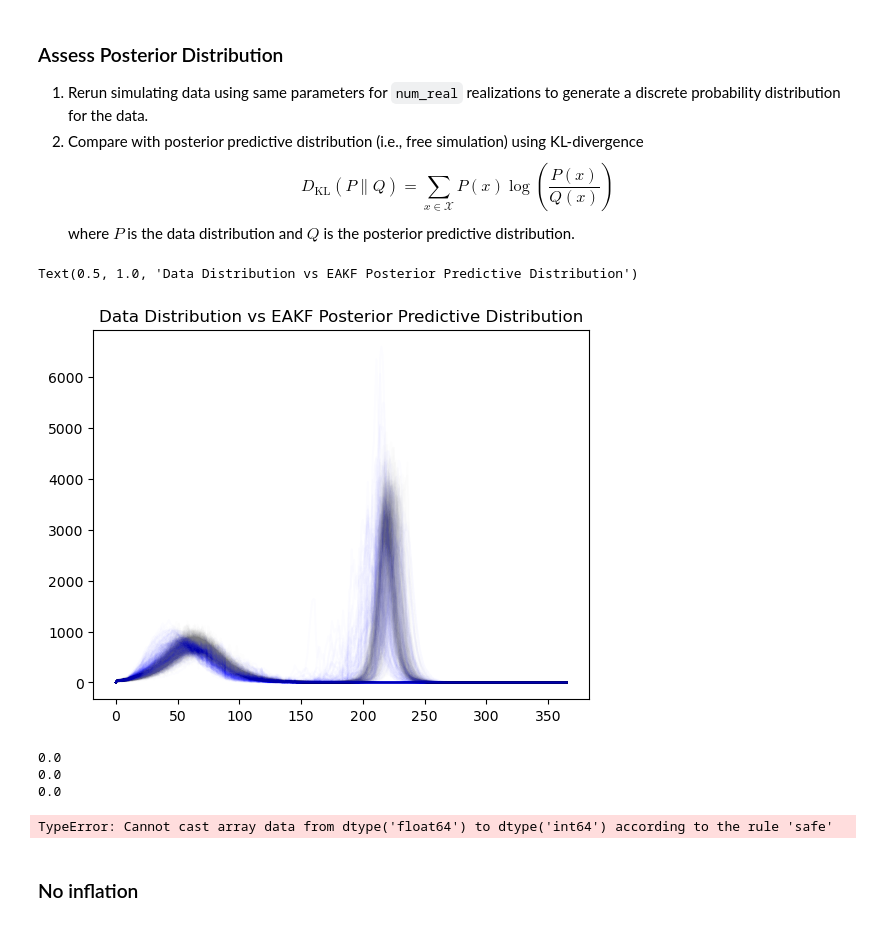
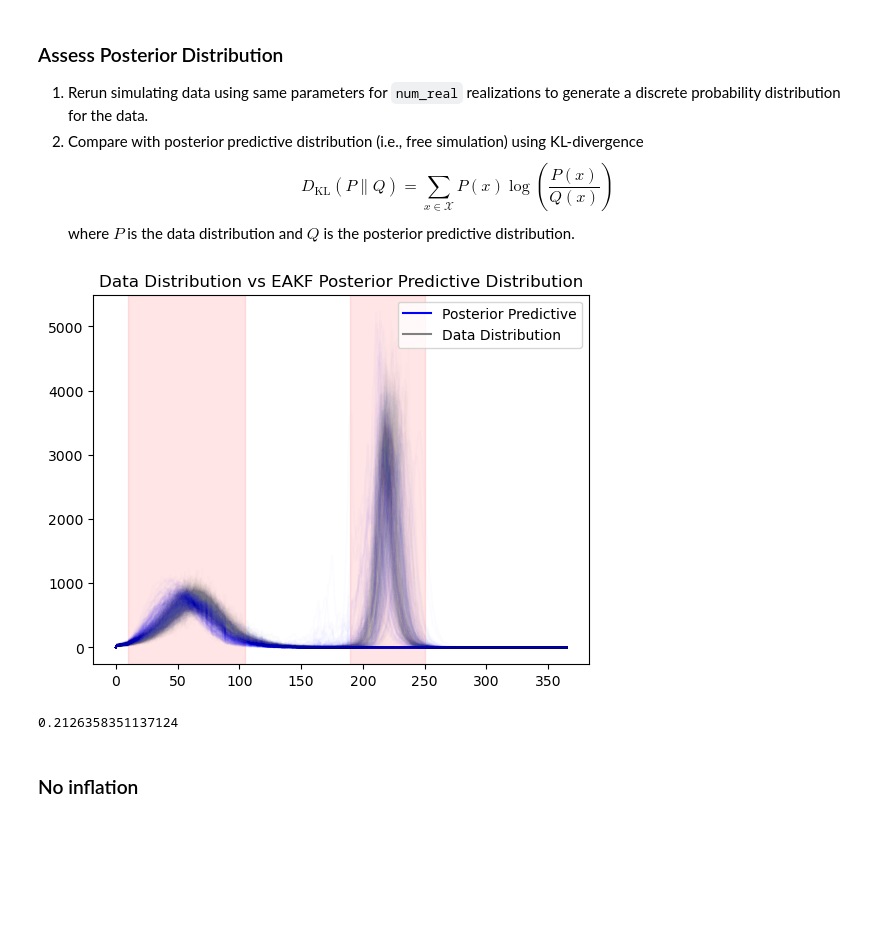
Before and after one commit to hwunrow/epykalman, a Jupyter notebook: sandbox/adaptive_inflation.ipynb, the cells around one changed output. Cells and saved outputs as stored; diff of their text form; code cells hidden in the pictures; blank space fills up the shorter version.

```diff
--- a/sandbox/adaptive_inflation.ipynb
+++ b/sandbox/adaptive_inflation.ipynb
@@ -172,26 +130,0 @@ data_distribution = np.delete(data_distribution, (0), axis=0)
-# %%
-_, _, _, i_ppc = kf.free_sim(np.asarray([θ.beta for θ in kf.θ_list]))
-
-fig, ax = plt.subplots()
-ax.plot(data_distribution.T, color="gray", alpha = 0.01)
-ax.plot(i_ppc, color="blue", alpha = 0.01)
-ax.set_title("Data Distribution vs EAKF Posterior Predictive Distribution")
-# %% [output]
-Text(0.5, 1.0, 'Data Distribution vs EAKF Posterior Predictive Distribution')
-[figure, removed]
-# %%
-for t in [25, 50, 225]:
-    kl = 0
-    for x in np.unique(data_distribution.T[t,:]):
-        px = len(data_distribution.T[t,:] == x) / num_real
-        qx = len(i_ppc[t,:] == x) / i_ppc.shape[1]
-        kl += px * np.log(px/qx)
-    print(kl)
-# %% [output]
-0.0
-0.0
-0.0
-# %%
-data.
-# %% [output]
-TypeError: Cannot cast array data from dtype('float64') to dtype('int64') according to the rule 'safe'
@@ -214,3 +131,19 @@ TypeError: Cannot cast array data from dtype('float64') to dtype('int64') accord
+# %%
+kf.compute_data_distribution()
+kf.plot_ppc()
+# %% [output]
+[figure, added]
+# %%
+num_bins = 10
+kl_list = []
+
+for t in range(190, 250):
+    # Calculate KL divergence
+    kl = kf.kl_divergence(kf.data_distribution[t,:], kf.i_ppc[t,:], num_bins=num_bins)
+    kl_list.append(kl)
+np.mean(kl_list)
+# %% [output]
+0.2126358351137124
 # %% [markdown]
 ### No inflation
 # %%
```
Also changed, not shown: parts of 18 cells of this notebook.
